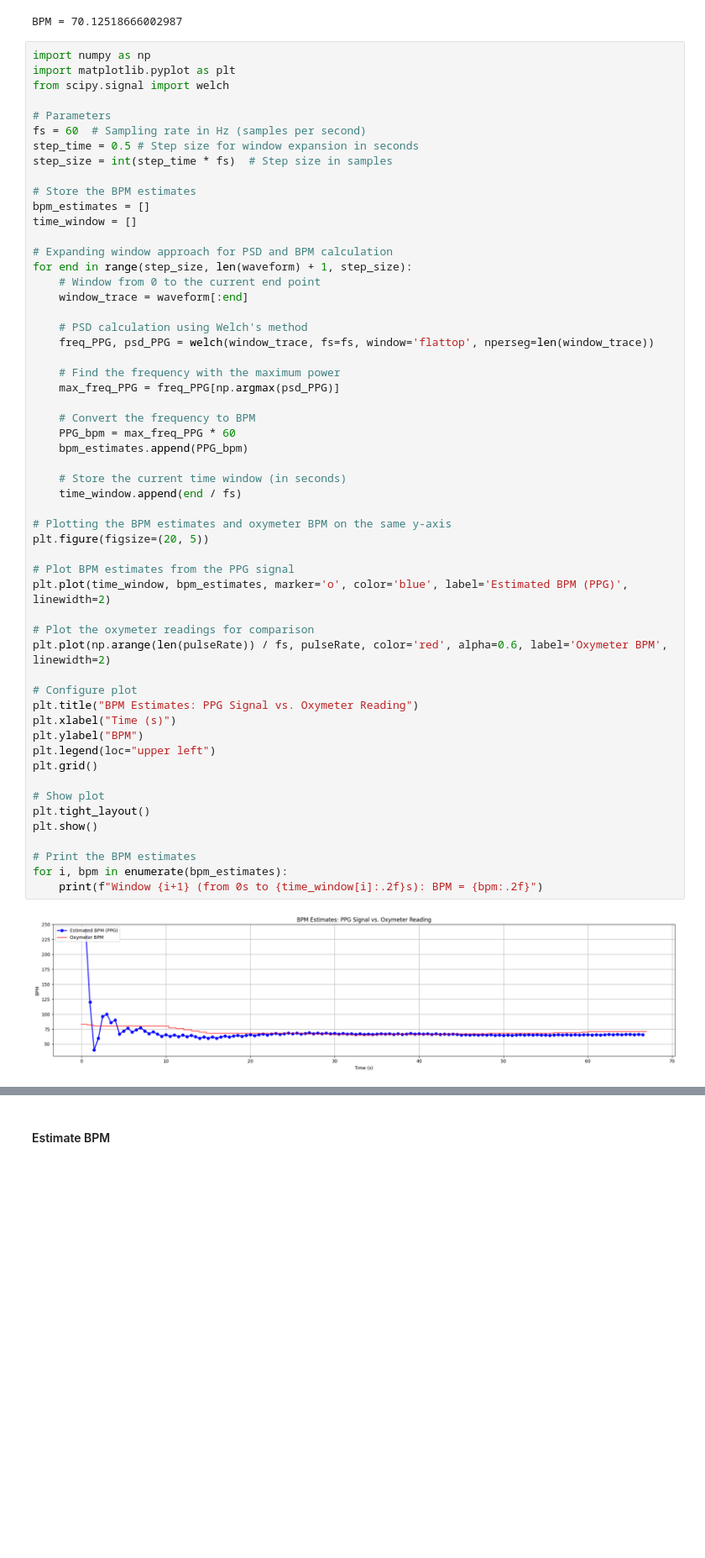
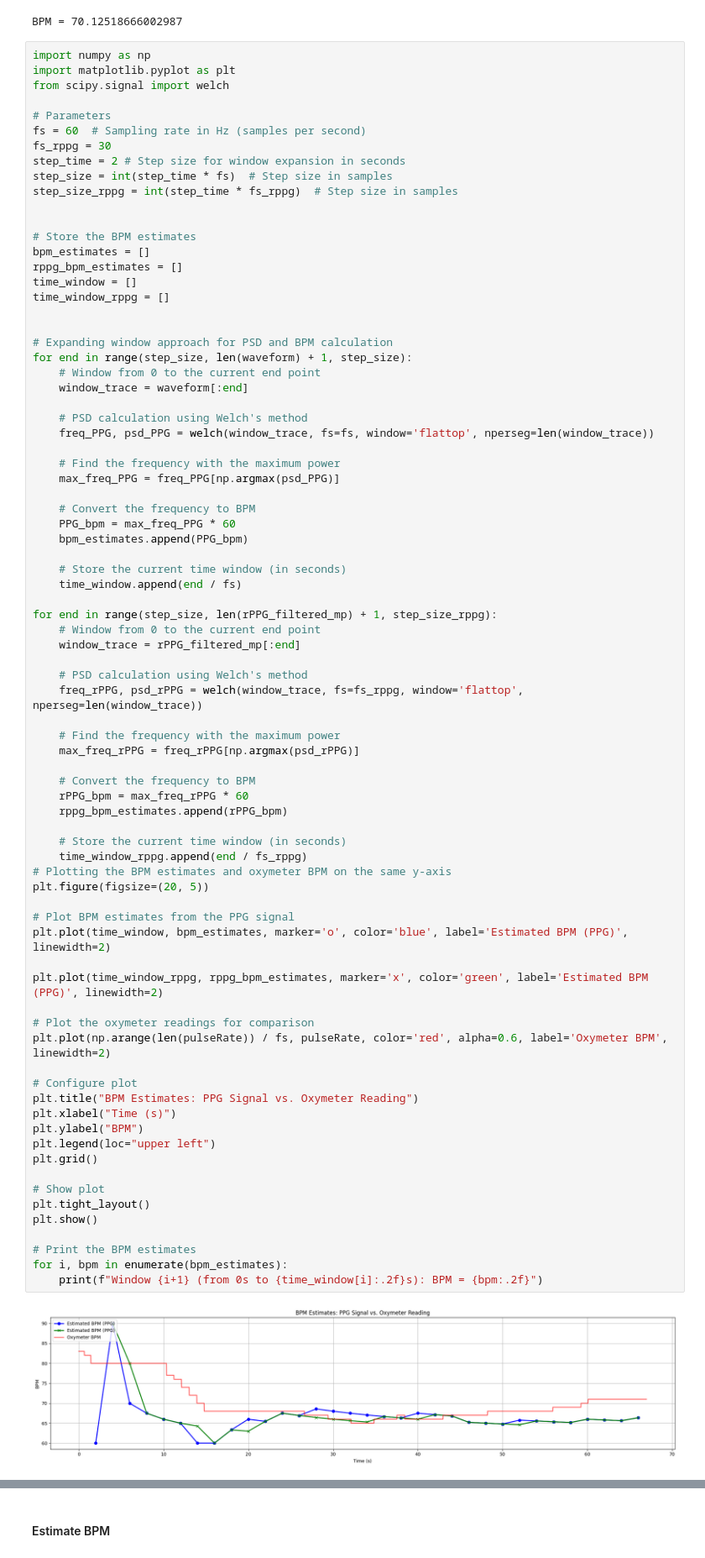
Before and after one commit to Ren1100/remote-PPG, a Jupyter notebook: test.ipynb, the cells around one changed output, grey strips where cells are left out. Shown at 84% size. Drawn from its saved outputs; the diff is of its cells as text; blank space fills up the shorter version.

```diff
--- a/test.ipynb
+++ b/test.ipynb
@@ -1056,12 +1056,18 @@ from scipy.signal import welch
 
 # Parameters
 fs = 60  # Sampling rate in Hz (samples per second)
-step_time = 0.5 # Step size for window expansion in seconds
+fs_rppg = 30
+step_time = 2 # Step size for window expansion in seconds
 step_size = int(step_time * fs)  # Step size in samples
+step_size_rppg = int(step_time * fs_rppg)  # Step size in samples
+
 
 # Store the BPM estimates
 bpm_estimates = []
+rppg_bpm_estimates = []
 time_window = []
+time_window_rppg = []
+
 
 # Expanding window approach for PSD and BPM calculation
 for end in range(step_size, len(waveform) + 1, step_size):
@@ -1078,31 +1084,49 @@ for end in range(step_size, len(waveform) + 1, step_size):
     PPG_bpm = max_freq_PPG * 60
     bpm_estimates.append(PPG_bpm)
 
     # Store the current time window (in seconds)
     time_window.append(end / fs)
 
+for end in range(step_size, len(rPPG_filtered_mp) + 1, step_size_rppg):
+    # Window from 0 to the current end point
+    window_trace = rPPG_filtered_mp[:end]
+
+    # PSD calculation using Welch's method
+    freq_rPPG, psd_rPPG = welch(window_trace, fs=fs_rppg, window='flattop', nperseg=len(window_trace))
+
+    # Find the frequency with the maximum power
+    max_freq_rPPG = freq_rPPG[np.argmax(psd_rPPG)]
+
+    # Convert the frequency to BPM
+    rPPG_bpm = max_freq_rPPG * 60
+    rppg_bpm_estimates.append(rPPG_bpm)
+
+    # Store the current time window (in seconds)
+    time_window_rppg.append(end / fs_rppg)
 # Plotting the BPM estimates and oxymeter BPM on the same y-axis
 plt.figure(figsize=(20, 5))
 
 # Plot BPM estimates from the PPG signal
 plt.plot(time_window, bpm_estimates, marker='o', color='blue', label='Estimated BPM (PPG)', linewidth=2)
+
+plt.plot(time_window_rppg, rppg_bpm_estimates, marker='x', color='green', label='Estimated BPM (PPG)', linewidth=2)
 
 # Plot the oxymeter readings for comparison
 plt.plot(np.arange(len(pulseRate)) / fs, pulseRate, color='red', alpha=0.6, label='Oxymeter BPM', linewidth=2)
 
 # Configure plot
 plt.title("BPM Estimates: PPG Signal vs. Oxymeter Reading")
 plt.xlabel("Time (s)")
 plt.ylabel("BPM")
 plt.legend(loc="upper left")
 plt.grid()
 
 # Show plot
 plt.tight_layout()
 plt.show()
 
 # Print the BPM estimates
 for i, bpm in enumerate(bpm_estimates):
     print(f"Window {i+1} (from 0s to {time_window[i]:.2f}s): BPM = {bpm:.2f}")
 # %% [output]
-[figure, old version]
+[figure, new version]
```
Also changed, not shown: parts of 2 cells of this notebook, 2 other files.
